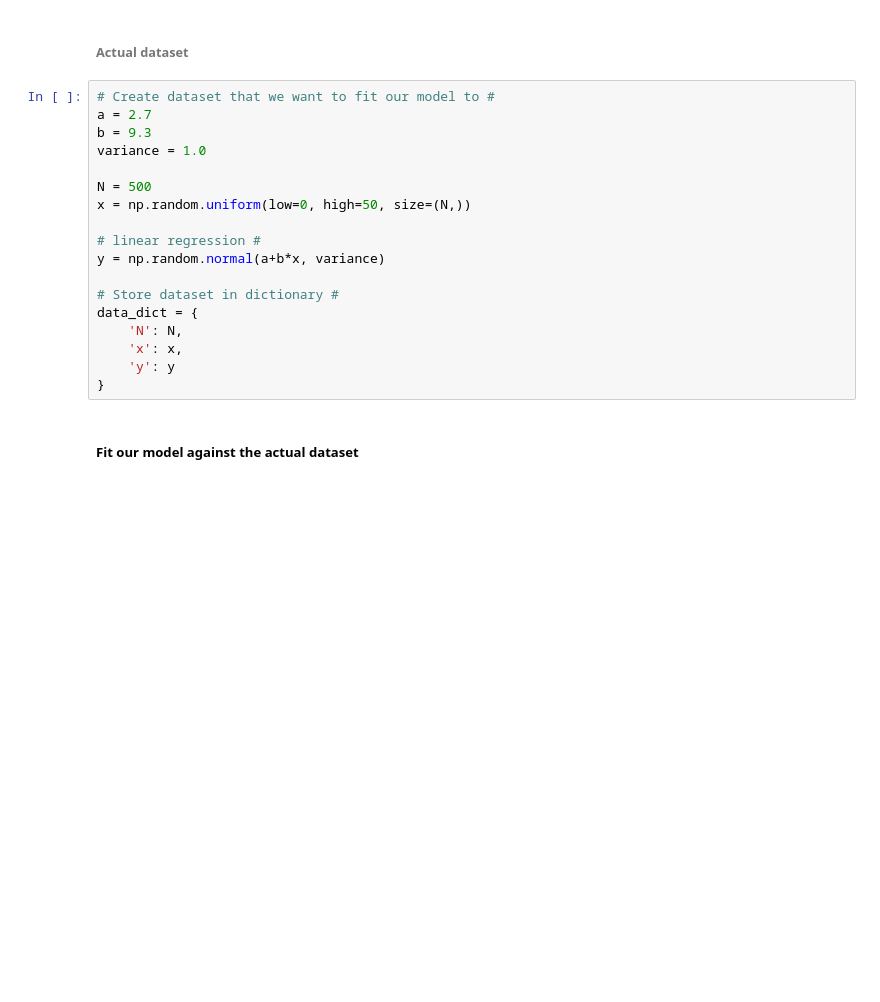
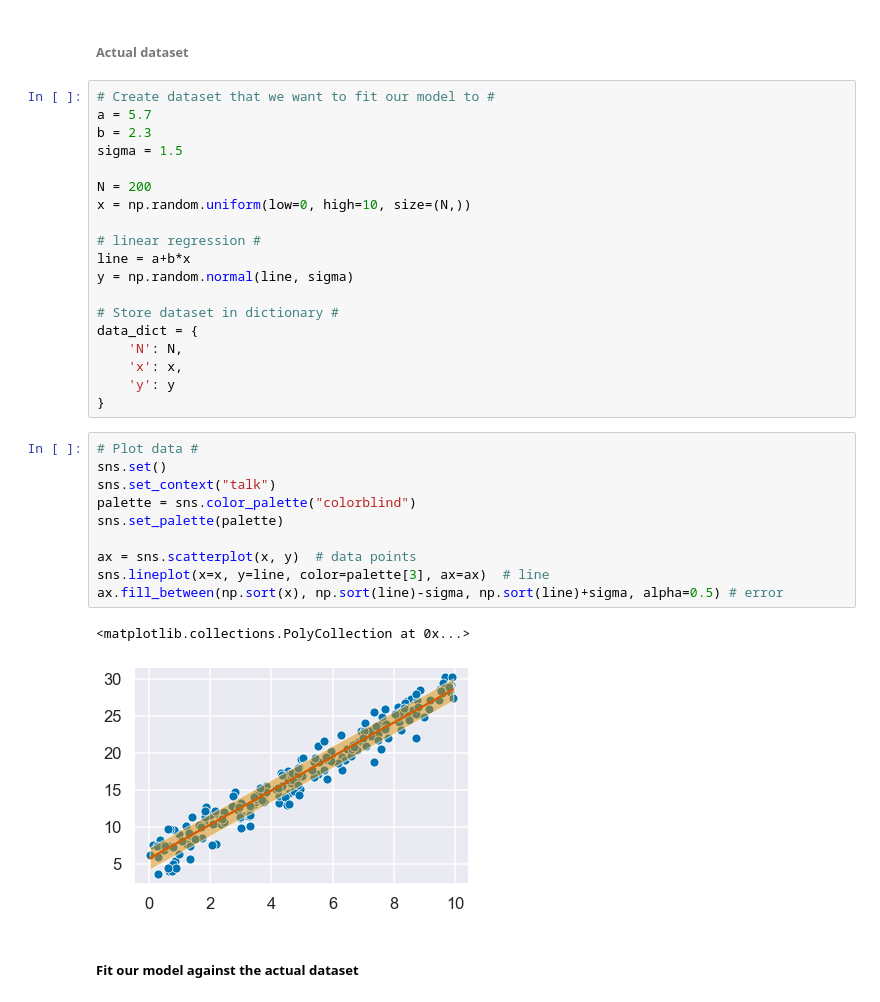
Before and after one commit to lena-dev/Stan, a Jupyter notebook: Introduction to Stan.ipynb, the cells around one changed output. Saved outputs shown, nothing was run; the diff lists cells and outputs as text; blank space fills up the shorter version.

```diff
--- a/Introduction to Stan.ipynb
+++ b/Introduction to Stan.ipynb
@@ -86,15 +123,16 @@ model {
 ###### Actual dataset
 # %%
 # Create dataset that we want to fit our model to #
-a = 2.7
-b = 9.3
-variance = 1.0
+a = 5.7
+b = 2.3
+sigma = 1.5
 
-N = 500
-x = np.random.uniform(low=0, high=50, size=(N,))
+N = 200
+x = np.random.uniform(low=0, high=10, size=(N,))
 
 # linear regression #
-y = np.random.normal(a+b*x, variance)
+line = a+b*x
+y = np.random.normal(line, sigma)
 
 # Store dataset in dictionary #
 data_dict = {
@@ -102,6 +140,19 @@ data_dict = {
     'x': x,
     'y': y
 }
+# %%
+# Plot data #
+sns.set()
+sns.set_context("talk")
+palette = sns.color_palette("colorblind")
+sns.set_palette(palette)
+
+ax = sns.scatterplot(x, y)  # data points
+sns.lineplot(x=x, y=line, color=palette[3], ax=ax)  # line
+ax.fill_between(np.sort(x), np.sort(line)-sigma, np.sort(line)+sigma, alpha=0.5) # error
+# %% [output]
+<matplotlib.collections.PolyCollection at 0x...>
+[figure, added]
 # %% [markdown]
 ##### Fit our model against the actual dataset
 # %%
```
Also changed, not shown: parts of 18 cells of this notebook, 1 other file.
